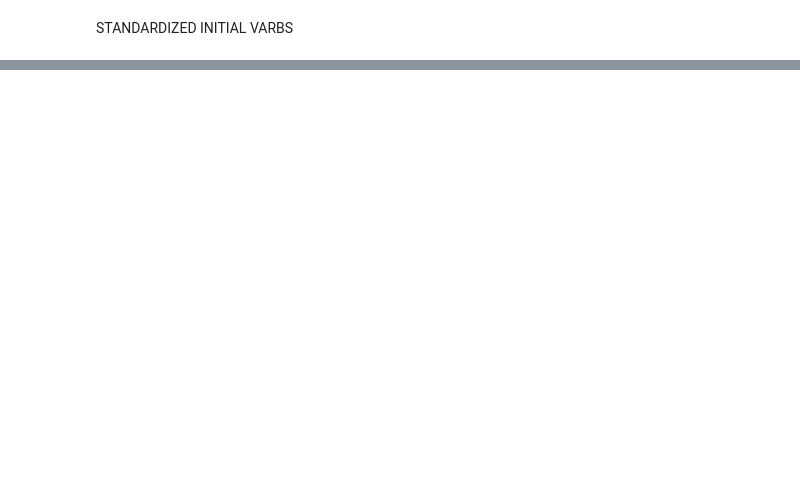
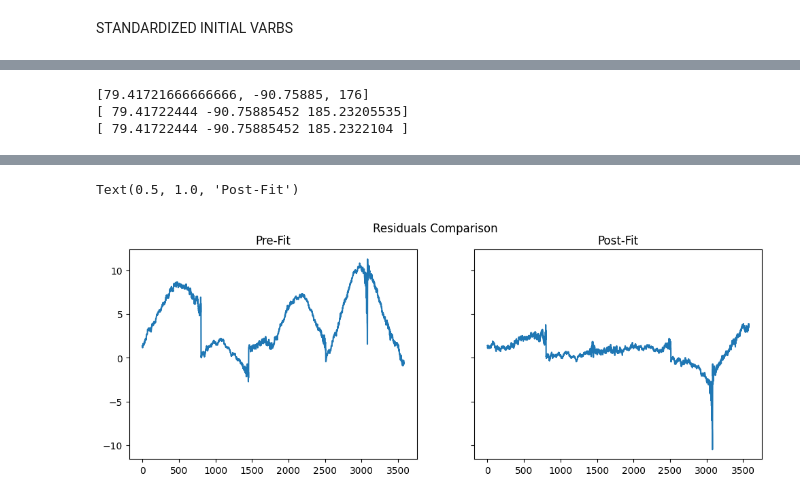
Before and after one commit to ALBATROS-Experiment/albatros_analysis, a Jupyter notebook: scripts/coordinate_calib/calib_iterate_pulse.ipynb, the cells around one changed output, grey strips where cells are left out. Cells and saved outputs as stored; diff of their text form; code cells hidden in the pictures; blank space fills up the shorter version.

```diff
--- a/scripts/coordinate_calib/calib_iterate_pulse.ipynb
+++ b/scripts/coordinate_calib/calib_iterate_pulse.ipynb
@@ -265,0 +375,18 @@ took 1.468 seconds to read raw data on  /scratch/s/sievers/mohanagr/mars2_2024/b
+# %%
+print(a2_coords)
+print(fitted_coords_trf)
+print(fitted_coords_lm)
+# %% [output]
+[79.41721666666666, -90.75885, 176]
+[ 79.41722444 -90.75885452 185.23205535]
+[ 79.41722444 -90.75885452 185.2322104 ]
+# %%
+fig, ax = plt.subplots(1,2, sharey=True)
+fig.set_size_inches(12, 4)
+ax = ax.flatten()
+fig.suptitle("Residuals Comparison")  #add start time into title!!
+ax[0].plot(residuals(a2_coords, observed_data, phase_pred, info))
+ax[0].set_title("Pre-Fit")
+ax[1].plot(residuals(fitted_coords, observed_data, phase_pred, info))
+ax[1].set_title("Post-Fit")
+# %% [output]
@@ -265,0 +403,2 @@ took 1.468 seconds to read raw data on  /scratch/s/sievers/mohanagr/mars2_2024/b
+Text(0.5, 1.0, 'Post-Fit')
+[figure, added]
```
Also changed, not shown: parts of 13 cells of this notebook, 1 other file.
